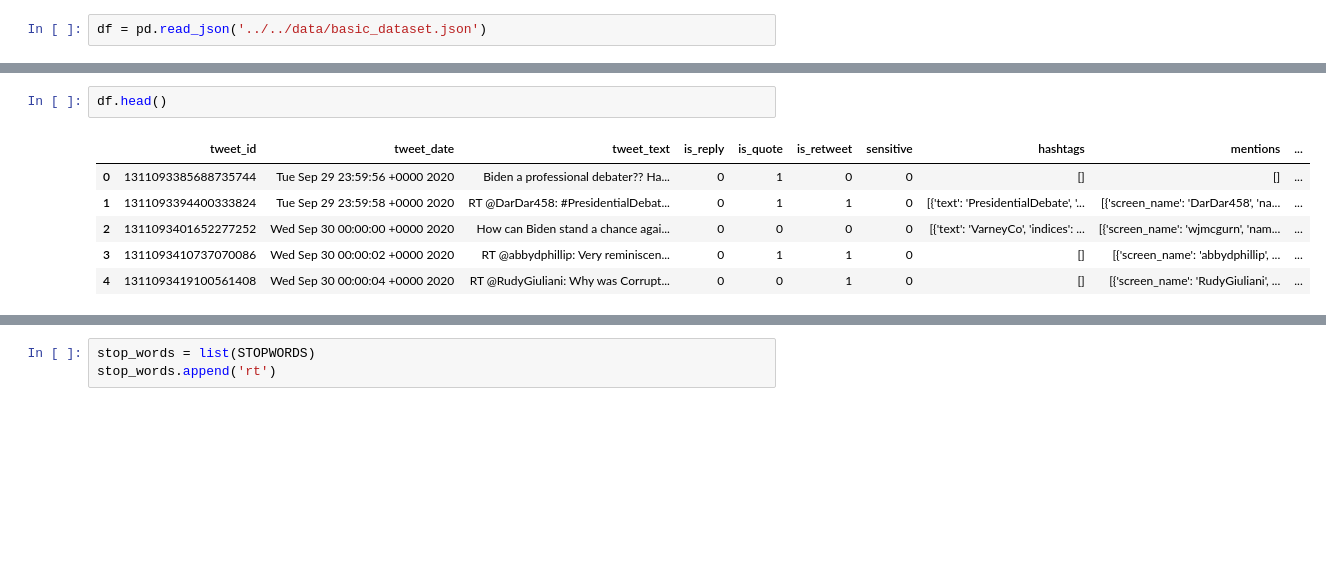
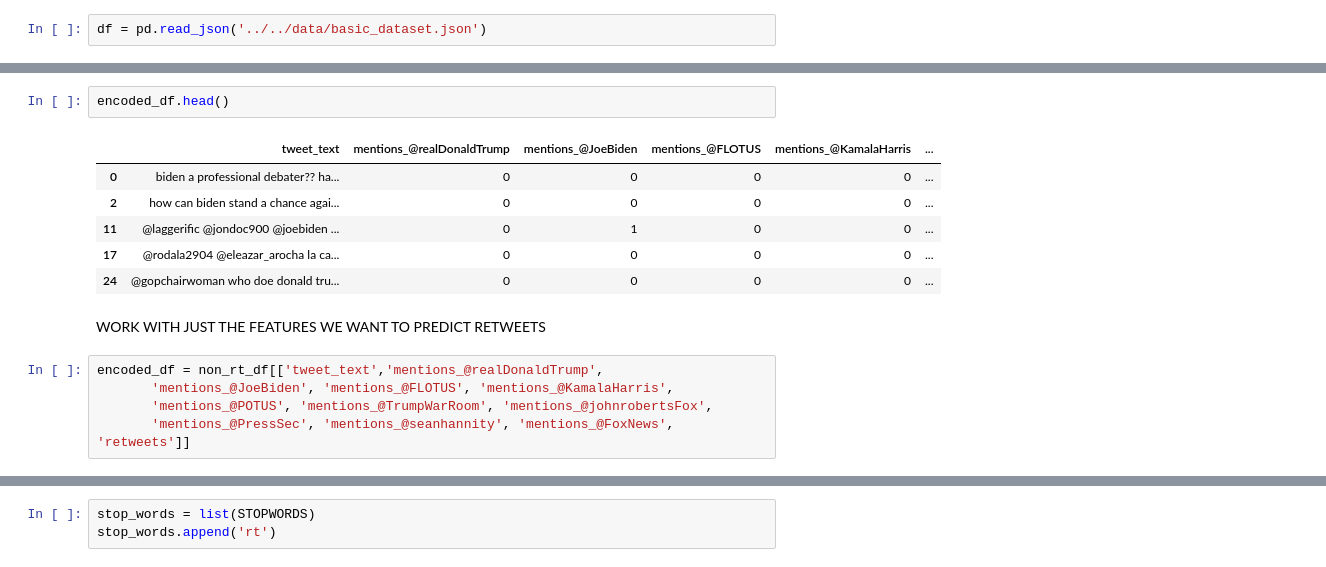
Before and after one commit to cjholcomb/paranormal-distribution, a Jupyter notebook: notebooks/Heathers_twitter.ipynb, the cells around one changed output, grey strips where cells are left out. Cells and saved outputs as stored; diff of their text form; blank space fills up the shorter version.

Commit message:
added one hot encoded columns

```diff
--- a/notebooks/Heathers_twitter.ipynb
+++ b/notebooks/Heathers_twitter.ipynb
@@ -49,12 +111,19 @@ df = pd.read_json('../../data/basic_dataset.json')
 # %%
-df.head()
+encoded_df.head()
 # %% [output]
-|  | tweet_id | tweet_date | tweet_text | is_reply | is_quote | is_retweet | sensitive | hashtags | mentions | ... |
-| 0 | 1311093385688735744 | Tue Sep 29 23:59:56 +0000 2020 | Biden a professional debater?? Ha... | 0 | 1 | 0 | 0 | [] | [] | ... |
-| 1 | 1311093394400333824 | Tue Sep 29 23:59:58 +0000 2020 | RT @DarDar458: #PresidentialDebat... | 0 | 1 | 1 | 0 | [{'text': 'PresidentialDebate', '... | [{'screen_name': 'DarDar458', 'na... | ... |
-| 2 | 1311093401652277252 | Wed Sep 30 00:00:00 +0000 2020 | How can Biden stand a chance agai... | 0 | 0 | 0 | 0 | [{'text': 'VarneyCo', 'indices': ... | [{'screen_name': 'wjmcgurn', 'nam... | ... |
-| 3 | 1311093410737070086 | Wed Sep 30 00:00:02 +0000 2020 | RT @abbydphillip: Very reminiscen... | 0 | 1 | 1 | 0 | [] | [{'screen_name': 'abbydphillip', ... | ... |
-| 4 | 1311093419100561408 | Wed Sep 30 00:00:04 +0000 2020 | RT @RudyGiuliani: Why was Corrupt... | 0 | 0 | 1 | 0 | [] | [{'screen_name': 'RudyGiuliani', ... | ... |
+|  | tweet_text | mentions_@realDonaldTrump | mentions_@JoeBiden | mentions_@FLOTUS | mentions_@KamalaHarris | ... |
+| 0 | biden a professional debater?? ha... | 0 | 0 | 0 | 0 | ... |
+| 2 | how can biden stand a chance agai... | 0 | 0 | 0 | 0 | ... |
+| 11 | @laggerific @jondoc900 @joebiden ... | 0 | 1 | 0 | 0 | ... |
+| 17 | @rodala2904 @eleazar_arocha la ca... | 0 | 0 | 0 | 0 | ... |
+| 24 | @gopchairwoman who doe donald tru... | 0 | 0 | 0 | 0 | ... |
+# %% [markdown]
+WORK WITH JUST THE FEATURES WE WANT TO PREDICT RETWEETS
+# %%
+encoded_df = non_rt_df[['tweet_text','mentions_@realDonaldTrump',
+       'mentions_@JoeBiden', 'mentions_@FLOTUS', 'mentions_@KamalaHarris',
+       'mentions_@POTUS', 'mentions_@TrumpWarRoom', 'mentions_@johnrobertsFox',
+       'mentions_@PressSec', 'mentions_@seanhannity', 'mentions_@FoxNews', 'retweets']]
 # %%
 def lemmatizer(string):
     # Lemmatize a string and return it in its original format
```
Also changed, not shown: parts of 39 cells of this notebook, 1 other file.
